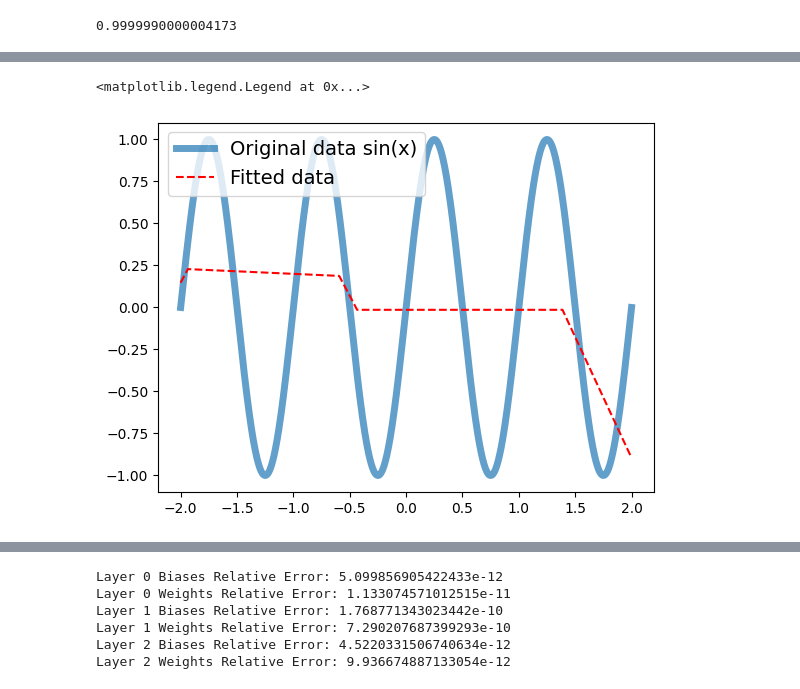
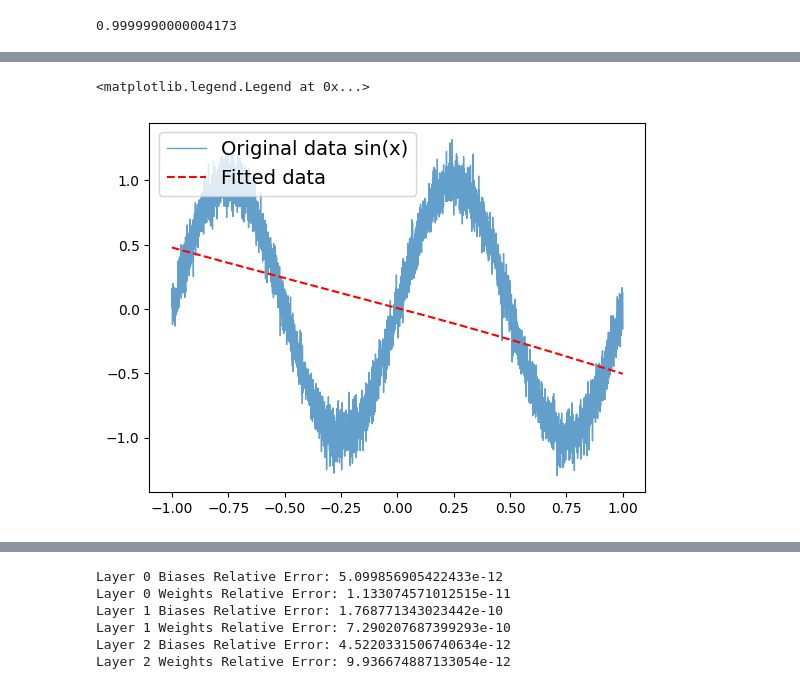
Before and after one commit to strojanski/ML-DS-I, a Jupyter notebook: hw4 - neural nets/visualize.ipynb, the cells around one changed output, grey strips where cells are left out. Cells and saved outputs as stored; diff of their text form; code cells hidden in the pictures.

```diff
--- a/hw4 - neural nets/visualize.ipynb
+++ b/hw4 - neural nets/visualize.ipynb
@@ -29,10 +33,10 @@ plt.legend(fontsize=14)
 # %%
 y_pred = np.load("sin_pred.npy")
-X = np.linspace(-1, 1, 1000).reshape(-1, 1)
-y = np.sin(X * 2 * np.pi) #+ np.random.normal(0, 0.1, X.shape)
-plt.plot(X, y, label="Original data sin(x)", linewidth=5, alpha=.7)
+X = np.linspace(-1, 1, 5000).reshape(-1, 1)
+y = np.sin(X * 2 * np.pi) + np.random.normal(0, 0.1, X.shape)
+plt.plot(X, y, label="Original data sin(x)", linewidth=1, alpha=.7)
 plt.plot(X, y_pred, label="Fitted data", linestyle="--", c="r")
 plt.legend(fontsize=14, loc="upper left")
 # %% [output]
 <matplotlib.legend.Legend at 0x...>
-[figure, old version]
+[figure, new version]
```
Also changed, not shown: parts of 10 cells of this notebook, 5 other files.
